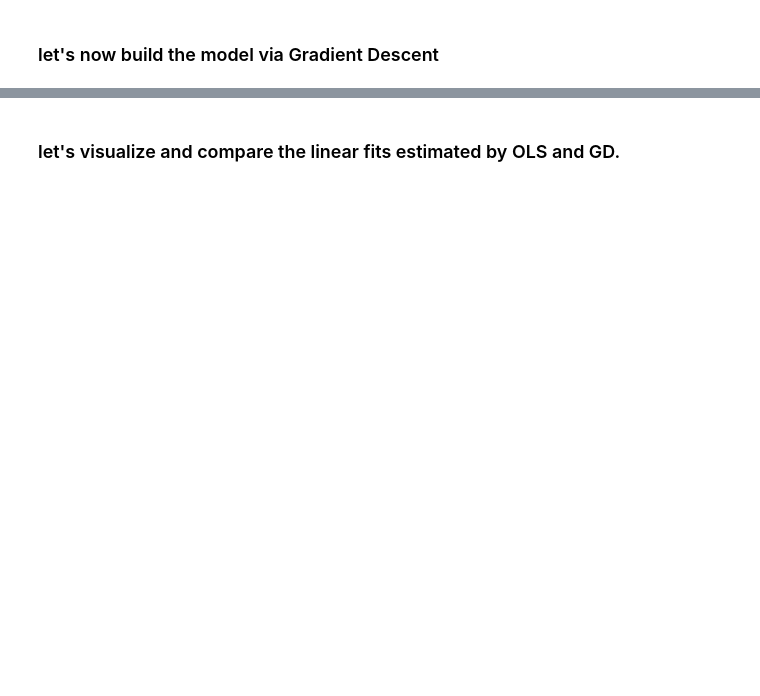
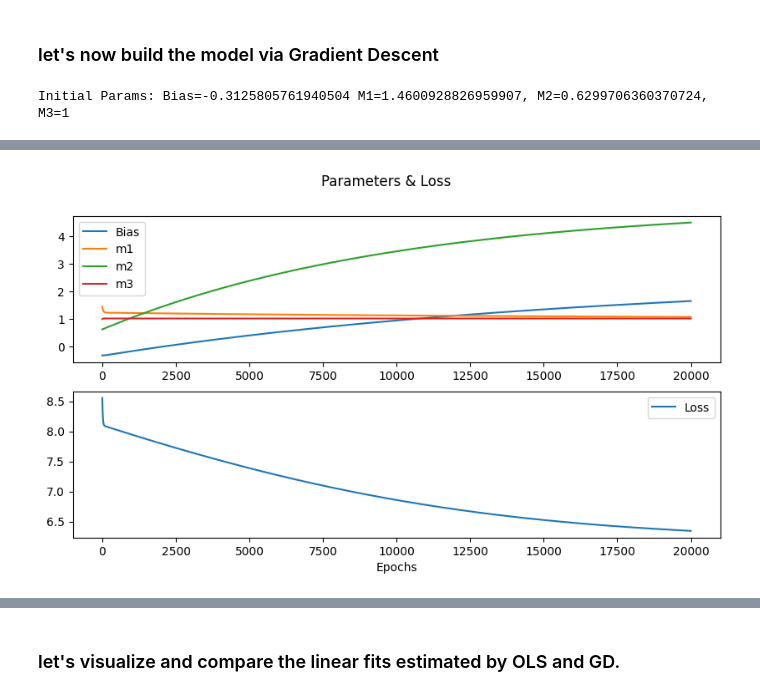
Before and after one commit to GokuHashira/GenAI_AUKBC, a Jupyter notebook: 2. Linear Regression/LinearRegressionTutorial.ipynb, the cells around one changed output, grey strips where cells are left out. Drawn from its saved outputs; the diff is of its cells as text; code cells hidden in the pictures; blank space fills up the shorter version.

```diff
--- a/2. Linear Regression/LinearRegressionTutorial.ipynb
+++ b/2. Linear Regression/LinearRegressionTutorial.ipynb
@@ -384,0 +395,12 @@ print ("Loss =", loss)
+# %%
+gdmodel = MyLineFitViaGD(learning_rate=0.0001, n_iters=5000)
+# fit the model and estimate the yhat values.
+gdmodel.fit(xx, yy)
+#get the learned parameters from the model.
+bias, weights = gdmodel.parameters
+print("Bias =", bias, " Weights =", weights)
+# use the model to predict the yhat values.
+yhat6 = gdmodel.predict(xx)
+# estimate the loss again and display
+loss = SSE(yy, yhat6)
+print ("Loss =", loss)
@@ -471,7 +564,7 @@ y21.head()
 # %% [markdown]
 ### let's now build the model via Gradient Descent
 # %%
-gdmodel = MySinusoidFitViaGD(learning_rate=0.0001, n_iters=15000)
+gdmodel = MySinusoidFitViaGD(learning_rate=0.0001, n_iters=20000)
 # fit the model and estimate the yhat values.
 history = gdmodel.fit(xx, yy)
 #get the learned parameters from the model.
@@ -500,3 +593,5 @@ ax2.plot(a1, history[:,4])
 ax2.set_xlabel('Epochs')
 ax2.legend(['Loss'], loc='upper right')
 plt.show()
+# %% [output]
+Initial Params: Bias=-0.3125805761940504 M1=1.4600928826959907, M2=0.6299706360370724, M3=1
@@ -502,0 +600 @@ plt.show()
+[figure, added]
```
Also changed, not shown: parts of 19 cells of this notebook, 3 other files.
